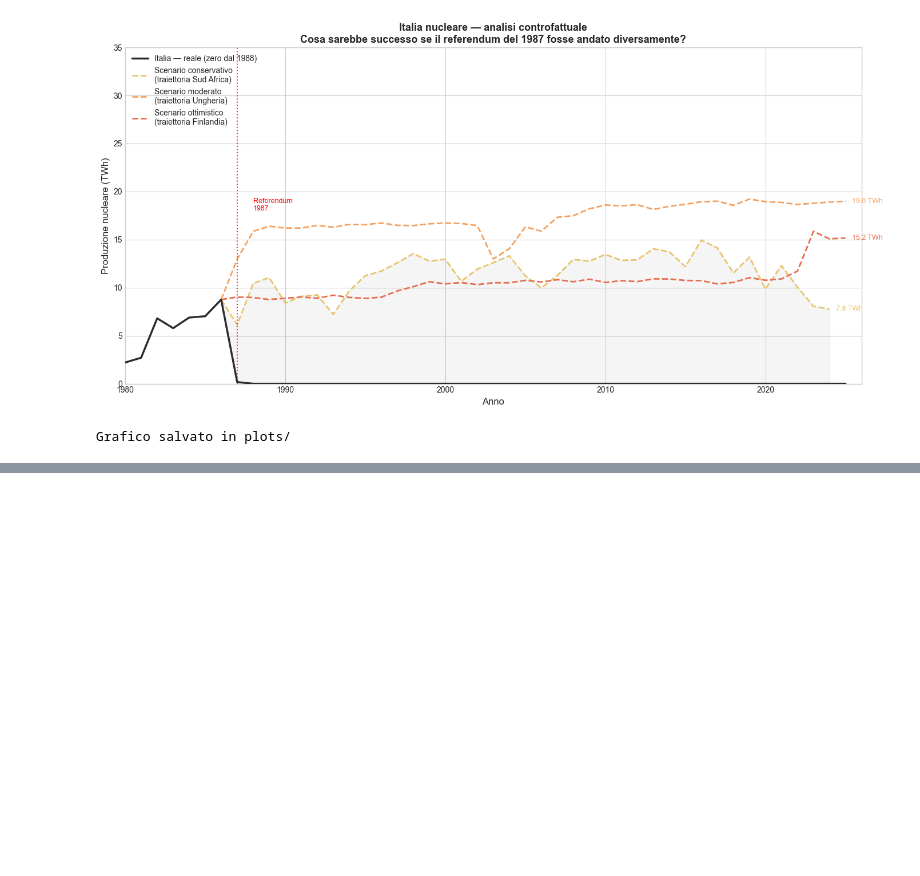
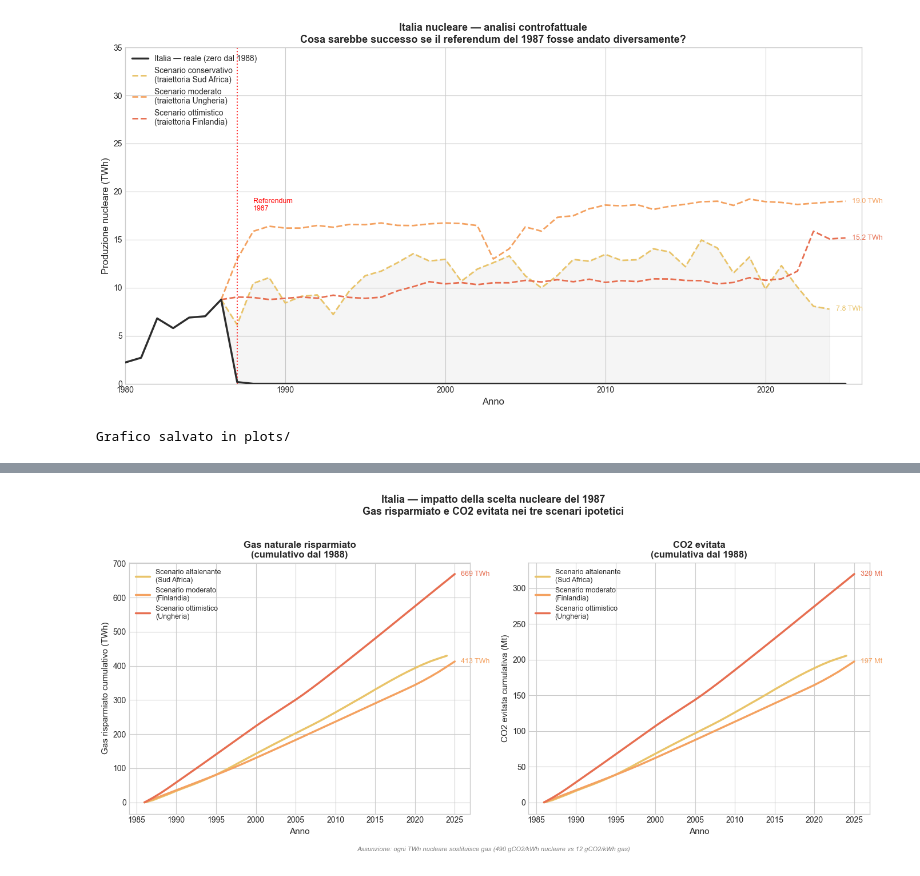
Before and after one commit to giuseppe-vigliotti/nuclear-data-analysis, a Jupyter notebook: notebooks/02_visualizzazioni.ipynb, the cells around one changed output, grey strips where cells are left out. Drawn from its saved outputs; the diff is of its cells as text; code cells hidden in the pictures; blank space fills up the shorter version.

```diff
--- a/notebooks/02_visualizzazioni.ipynb
+++ b/notebooks/02_visualizzazioni.ipynb
@@ -656,0 +500,9 @@ Grafico salvato in plots/
+# %%
+# Ricreiamo df_paesi dal database
+query = """
+    SELECT country, iso_code, year, nuclear_twh
+    FROM nuclear_generation
+"""
+df_paesi = pd.read_sql(query, conn)
+print(f"df_paesi: {len(df_paesi)} righe")
+print(df_paesi.head())
@@ -656,0 +621,6 @@ Grafico salvato in plots/
+# %%
+# Verifichiamo i valori anno per anno per i tre scenari
+for scenario, df_b in benchmarks_twh.items():
+    ultimo = df_b.iloc[-1]
+    massimo = df_b['twh_smooth'].max()
+    print(f"{scenario:15} | ultimo anno: {ultimo['twh_smooth']:.1f} TWh | massimo: {massimo:.1f} TWh")
@@ -656,0 +631,70 @@ Grafico salvato in plots/
+# %%
+fig, axes = plt.subplots(1, 2, figsize=(14, 6))
+
+scenari = {
+    'South Africa': {'label': 'Scenario altalenante\n(Sud Africa)', 'color': '#E9C46A'},
+    'Finland':      {'label': 'Scenario moderato\n(Finlandia)',     'color': '#F4A261'},
+    'Hungary':      {'label': 'Scenario ottimistico\n(Ungheria)',   'color': '#E76F51'},
+}
+
+# --- Grafico sinistra: gas risparmiato cumulativo nel tempo ---
+ax1 = axes[0]
+
+for scenario, props in scenari.items():
+    df_b = benchmarks_twh[scenario]
+    df_calc = df_italy[['year','nuclear_twh']].merge(df_b, on='year', how='left')
+    df_calc['gas_risparmiato'] = (df_calc['twh_smooth'] - df_calc['nuclear_twh']).clip(lower=0)
+    df_calc['gas_cumulativo'] = df_calc['gas_risparmiato'].cumsum()
+
+    ax1.plot(df_calc['year'], df_calc['gas_cumulativo'],
+             color=props['color'], linewidth=2.5, label=props['label'])
+
+    last = df_calc.iloc[-1]
+    ax1.annotate(f"{last['gas_cumulativo']:.0f} TWh",
+                xy=(last['year'], last['gas_cumulativo']),
+                xytext=(8, 0), textcoords='offset points',
+                fontsize=9, color=props['color'], va='center')
+
+ax1.set_xlabel('Anno', fontsize=11)
+ax1.set_ylabel('Gas risparmiato cumulativo (TWh)', fontsize=11)
+ax1.set_title('Gas naturale risparmiato\n(cumulativo dal 1988)', fontsize=12, fontweight='bold')
+ax1.legend(fontsize=9)
+
+# --- Grafico destra: CO2 evitata cumulativa nel tempo ---
+ax2 = axes[1]
+
+for scenario, props in scenari.items():
+    df_b = benchmarks_twh[scenario]
+    df_calc = df_italy[['year','nuclear_twh']].merge(df_b, on='year', how='left')
+    df_calc['gas_risparmiato'] = (df_calc['twh_smooth'] - df_calc['nuclear_twh']).clip(lower=0)
+    df_calc['co2_evitata'] = df_calc['gas_risparmiato'] * 1e9 * CO2_DIFF / 1e12
+    df_calc['co2_cumulativa'] = df_calc['co2_evitata'].cumsum()
+
+    ax2.plot(df_calc['year'], df_calc['co2_cumulativa'],
+             color=props['color'], linewidth=2.5, label=props['label'])
+
+    last = df_calc.iloc[-1]
+    ax2.annotate(f"{last['co2_cumulativa']:.0f} Mt",
+                xy=(last['year'], last['co2_cumulativa']),
+                xytext=(8, 0), textcoords='offset points',
+                fontsize=9, color=props['color'], va='center')
+
+ax2.set_xlabel('Anno', fontsize=11)
+ax2.set_ylabel('CO2 evitata cumulativa (Mt)', fontsize=11)
+ax2.set_title('CO2 evitata\n(cumulativa dal 1988)', fontsize=12, fontweight='bold')
+ax2.legend(fontsize=9)
+
+# Nota metodologica
+fig.text(0.5, -0.02,
+         'Assunzione: ogni TWh nucleare sostituisce gas (490 gCO2/kWh nucleare vs 12 gCO2/kWh gas)',
+         ha='center', fontsize=8, color='gray', style='italic')
+
+plt.suptitle('Italia — impatto della scelta nucleare del 1987\nGas risparmiato e CO2 evitata nei tre scenari ipotetici',
+             fontsize=13, fontweight='bold', y=1.02)
+
+plt.tight_layout()
+plt.savefig('../plots/06_italia_impatto_co2_gas.png', dpi=150, bbox_inches='tight')
+plt.show()
+print("Grafico salvato in plots/")
+# %% [output]
+[figure, added]
```
Also changed, not shown: parts of 13 cells of this notebook, 5 other files.
